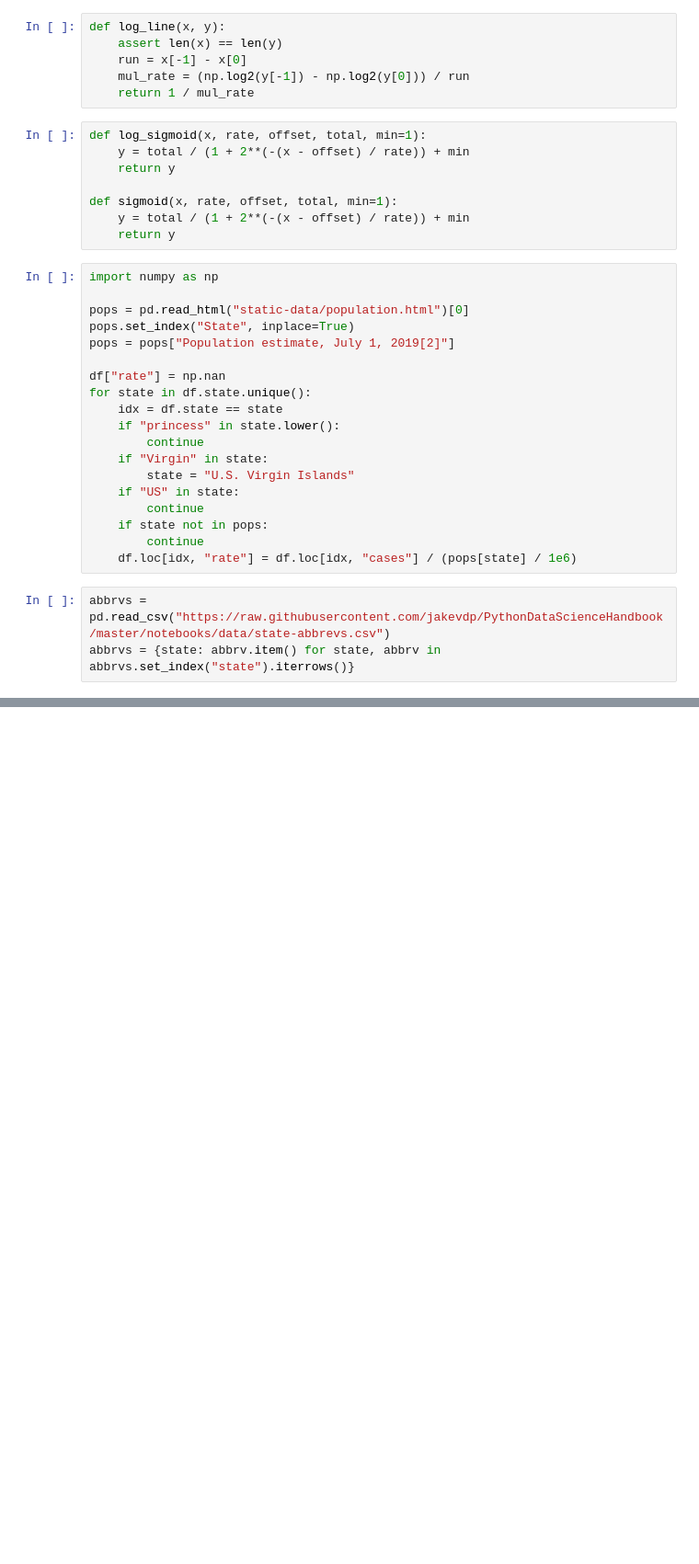
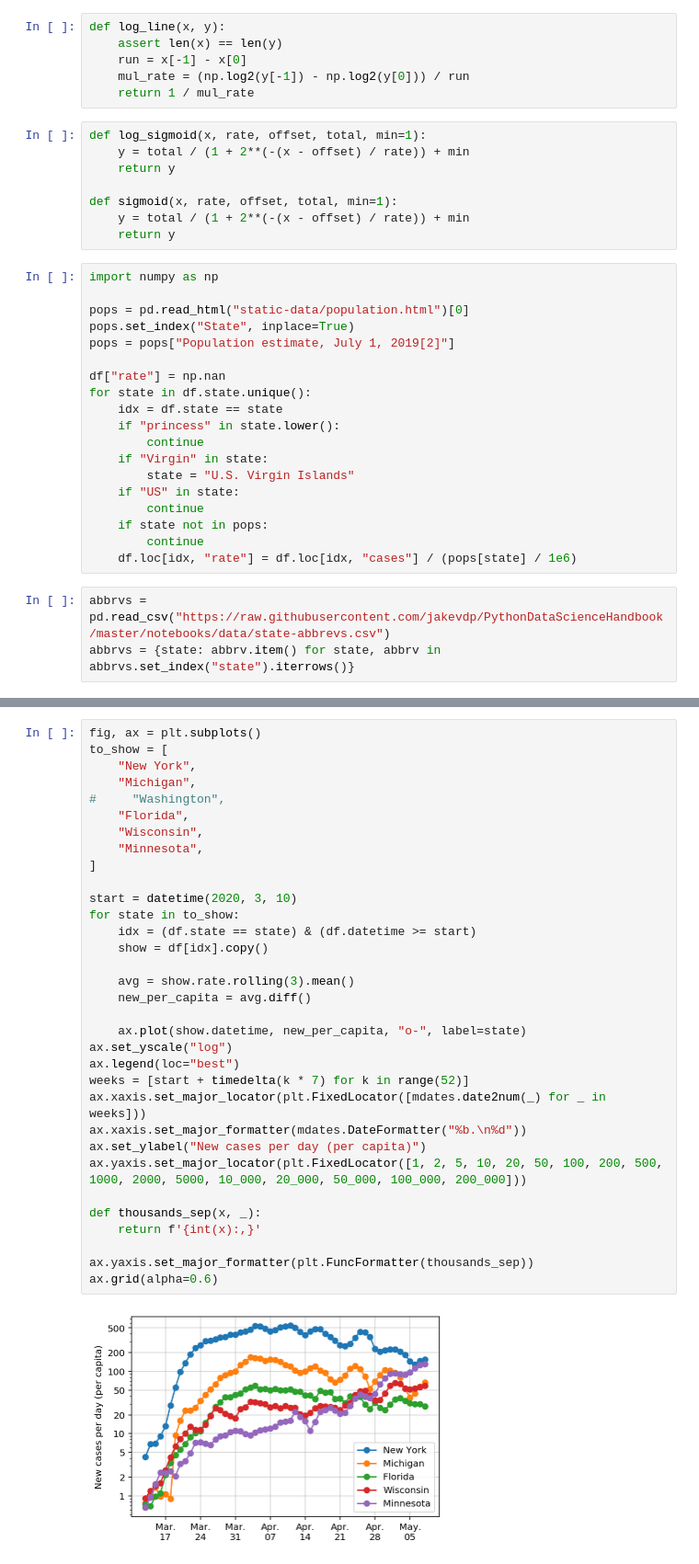
Before and after one commit to stsievert/covid-19, a Jupyter notebook: coronavirus-states.ipynb, the cells around one changed output, grey strips where cells are left out. Shown at 92% size. Cells and saved outputs as stored; diff of their text form; blank space fills up the shorter version.

```diff
--- a/coronavirus-states.ipynb
+++ b/coronavirus-states.ipynb
@@ -193,3 +193,38 @@ Iowa 56
+# %%
+fig, ax = plt.subplots()
+to_show = [
+    "New York",
+    "Michigan",
+#     "Washington",
+    "Florida",
+    "Wisconsin",
+    "Minnesota",
+]
+
+start = datetime(2020, 3, 10)
+for state in to_show:
+    idx = (df.state == state) & (df.datetime >= start)
+    show = df[idx].copy()
+
+    avg = show.rate.rolling(3).mean()
+    new_per_capita = avg.diff()
+
+    ax.plot(show.datetime, new_per_capita, "o-", label=state)
+ax.set_yscale("log")
+ax.legend(loc="best")
+weeks = [start + timedelta(k * 7) for k in range(52)]
+ax.xaxis.set_major_locator(plt.FixedLocator([mdates.date2num(_) for _ in weeks]))
+ax.xaxis.set_major_formatter(mdates.DateFormatter("%b.\n%d"))
+ax.set_ylabel("New cases per day (per capita)")
+ax.yaxis.set_major_locator(plt.FixedLocator([1, 2, 5, 10, 20, 50, 100, 200, 500, 1000, 2000, 5000, 10_000, 20_000, 50_000, 100_000, 200_000]))
+
+def thousands_sep(x, _):
+    return f'{int(x):,}'
+
+ax.yaxis.set_major_formatter(plt.FuncFormatter(thousands_sep))
+ax.grid(alpha=0.6)
+# %% [output]
+[figure, added]
 # %%
 state_cases = df.groupby("state")["cases"].max()
 state_cases.sort_values(inplace=True)
```
Also changed, not shown: parts of 9 cells of this notebook, 33 other files.
